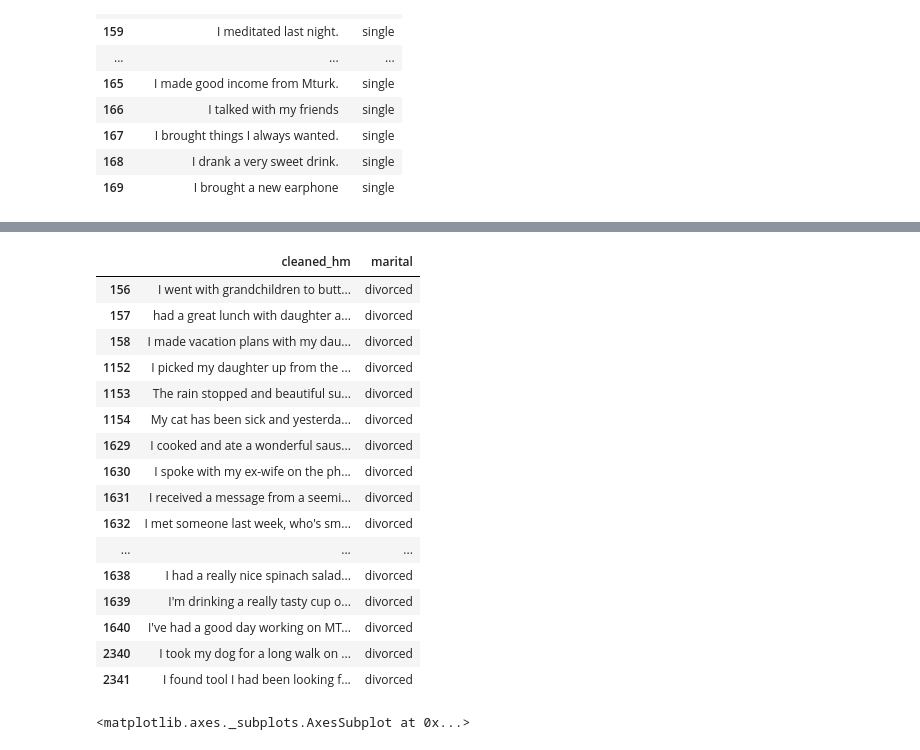
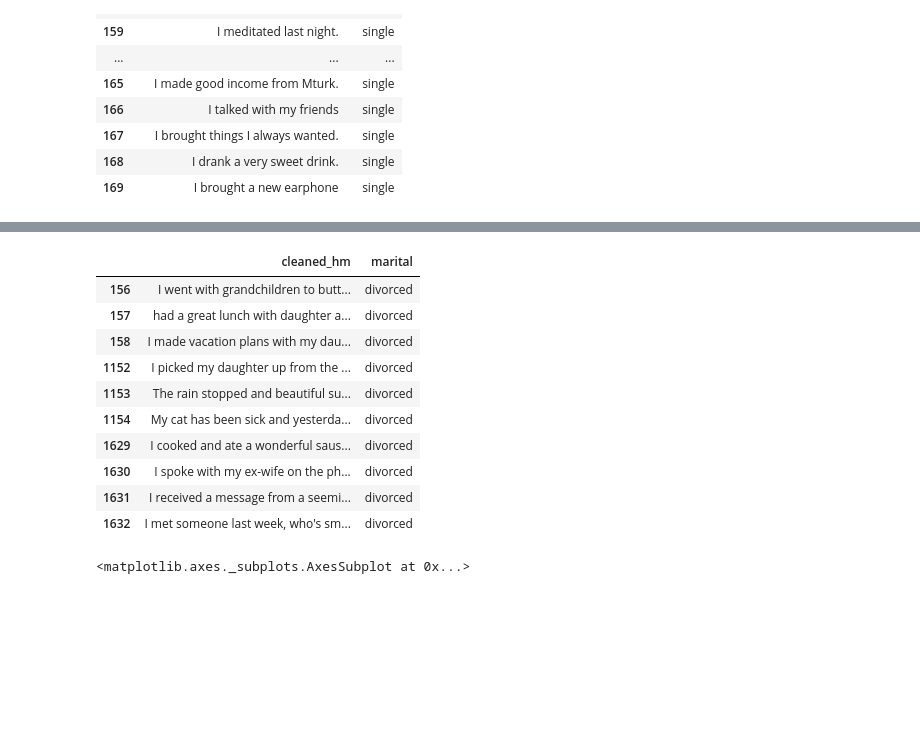
Before and after one commit to luminous66/CMPE256Project, a Jupyter notebook: happyDB-marriage.ipynb, the cells around one changed output, grey strips where cells are left out. Drawn from its saved outputs; the diff is of its cells as text; code cells hidden in the pictures; blank space fills up the shorter version.

```diff
--- a/happyDB-marriage.ipynb
+++ b/happyDB-marriage.ipynb
@@ -137,23 +131,17 @@ marital_data[marital_data['marital'] == "married"][:20]
 # %%
-marital_data[marital_data['marital'] == "divorced"][:20]
+marital_data[marital_data['marital'] == "divorced"][:10]
 # %% [output]
 |  | cleaned_hm | marital |
 | 156 | I went with grandchildren to butt... | divorced |
 | 157 | had a great lunch with daughter a... | divorced |
 | 158 | I made vacation plans with my dau... | divorced |
 | 1152 | I picked my daughter up from the ... | divorced |
 | 1153 | The rain stopped and beautiful su... | divorced |
 | 1154 | My cat has been sick and yesterda... | divorced |
 | 1629 | I cooked and ate a wonderful saus... | divorced |
 | 1630 | I spoke with my ex-wife on the ph... | divorced |
 | 1631 | I received a message from a seemi... | divorced |
 | 1632 | I met someone last week, who's sm... | divorced |
-| ... | ... | ... |
-| 1638 | I had a really nice spinach salad... | divorced |
-| 1639 | I'm drinking a really tasty cup o... | divorced |
-| 1640 | I've had a good day working on MT... | divorced |
-| 2340 | I took my dog for a long walk on ... | divorced |
-| 2341 | I found tool I had been looking f... | divorced |
 # %%
 marital_data.marital.value_counts().plot(kind='bar')
 # %% [output]
```
Also changed, not shown: parts of 18 cells of this notebook.
